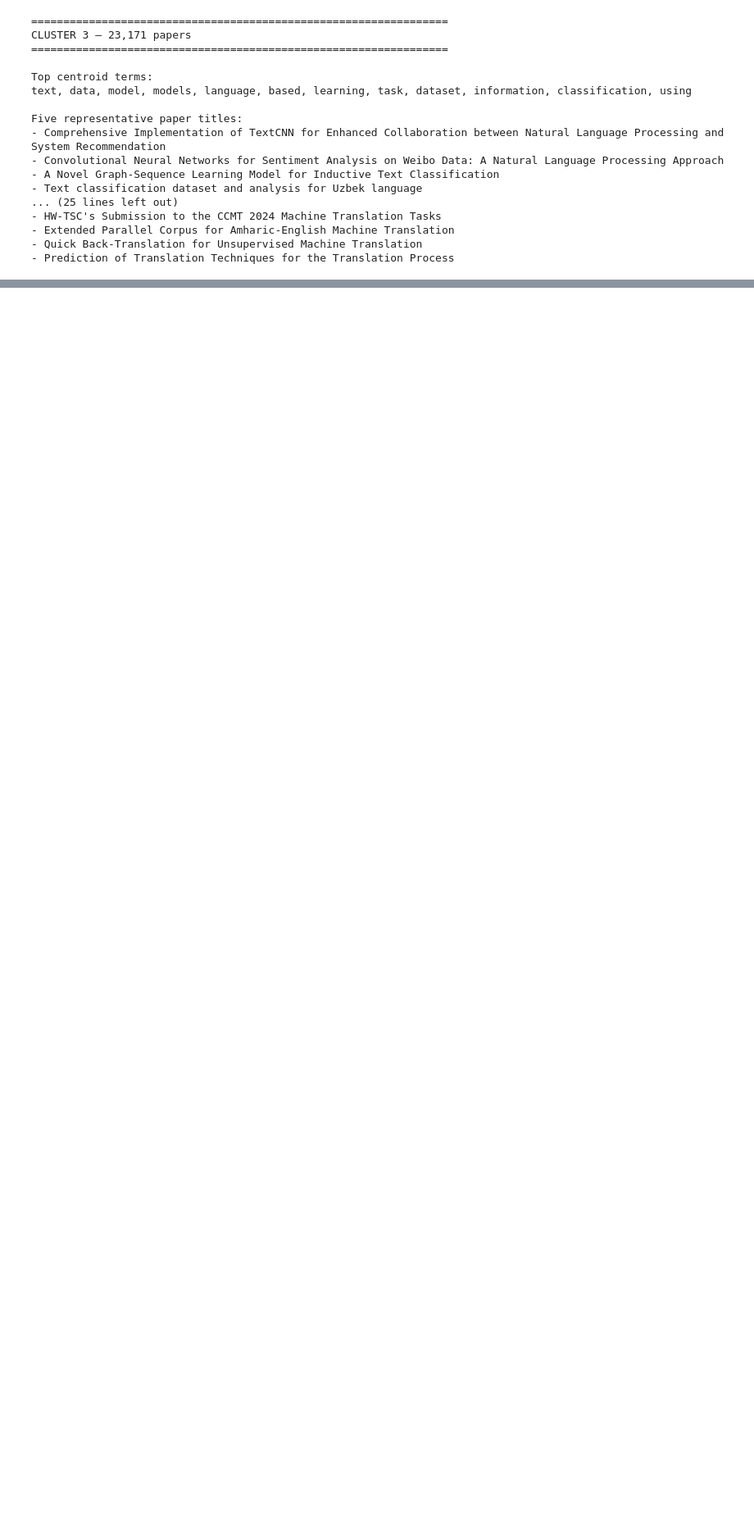
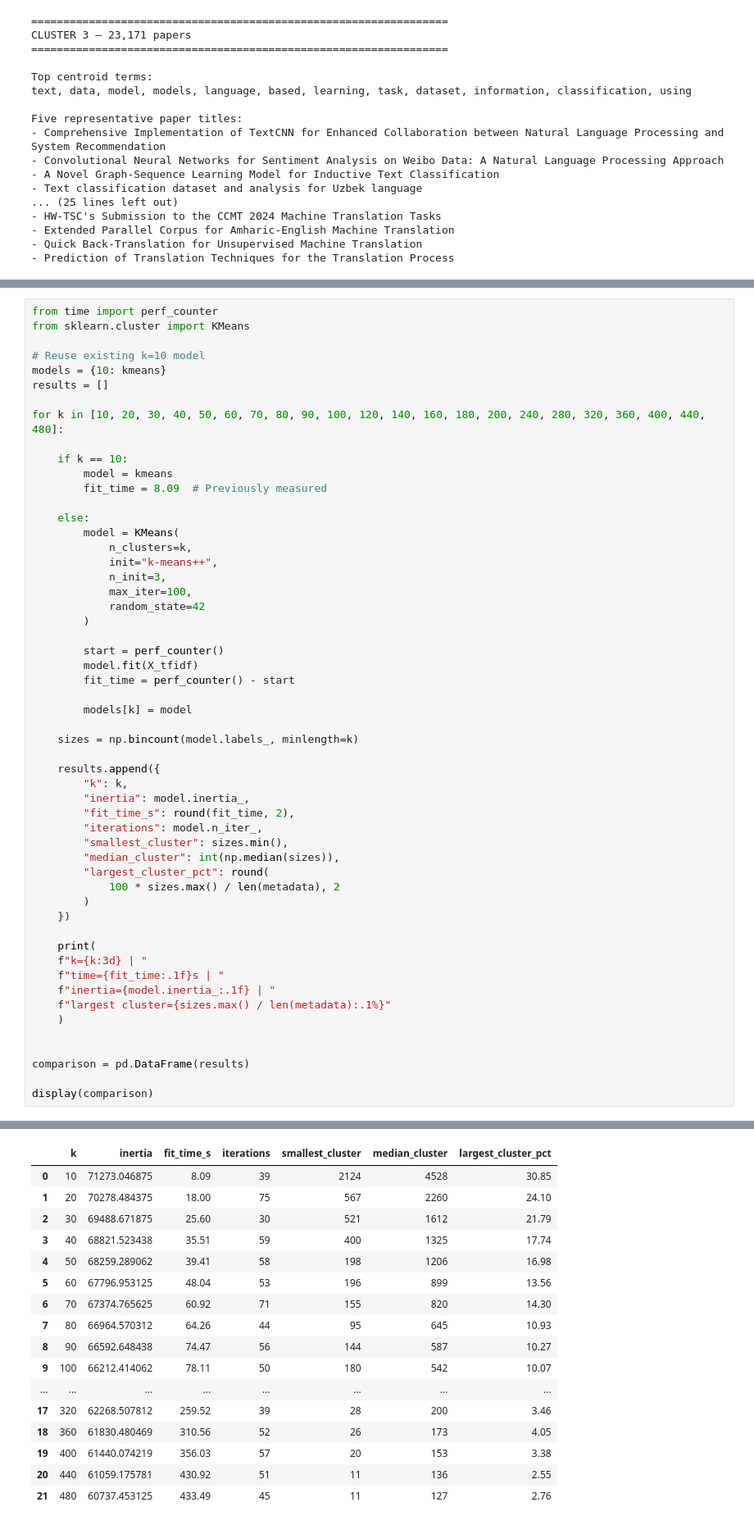
Before and after one commit to artyomturkoff/nlp-research-trends, a Jupyter notebook: 03_clustering.ipynb, the cells around one changed output, grey strips where cells are left out. Shown at 82% size. Drawn from its saved outputs; the diff is of its cells as text; blank space fills up the shorter version.

Commit message:
KMeans exploring for k between 10 and 480

```diff
--- a/03_clustering.ipynb
+++ b/03_clustering.ipynb
@@ -152,0 +168,55 @@ Five representative paper titles:
+# %%
+from time import perf_counter
+from sklearn.cluster import KMeans
+
+# Reuse existing k=10 model
+models = {10: kmeans}
+results = []
+
+for k in [10, 20, 30, 40, 50, 60, 70, 80, 90, 100, 120, 140, 160, 180, 200, 240, 280, 320, 360, 400, 440, 480]:
+
+    if k == 10:
+        model = kmeans
+        fit_time = 8.09  # Previously measured
+
+    else:
+        model = KMeans(
+            n_clusters=k,
+            init="k-means++",
+            n_init=3,
+            max_iter=100,
+            random_state=42
+        )
+
+        start = perf_counter()
+        model.fit(X_tfidf)
+        fit_time = perf_counter() - start
+
+        models[k] = model
+
+    sizes = np.bincount(model.labels_, minlength=k)
+
+    results.append({
+        "k": k,
+        "inertia": model.inertia_,
+        "fit_time_s": round(fit_time, 2),
+        "iterations": model.n_iter_,
+        "smallest_cluster": sizes.min(),
+        "median_cluster": int(np.median(sizes)),
+        "largest_cluster_pct": round(
+            100 * sizes.max() / len(metadata), 2
+        )
+    })
+
+    print(
+    f"k={k:3d} | "
+    f"time={fit_time:.1f}s | "
+    f"inertia={model.inertia_:.1f} | "
+    f"largest cluster={sizes.max() / len(metadata):.1%}"
+    )
+
+
+comparison = pd.DataFrame(results)
+
+display(comparison)
+# %% [output]
@@ -152,0 +240,17 @@ Five representative paper titles:
+|  | k | inertia | fit_time_s | iterations | smallest_cluster | median_cluster | largest_cluster_pct |
+| 0 | 10 | 71273.046875 | 8.09 | 39 | 2124 | 4528 | 30.85 |
+| 1 | 20 | 70278.484375 | 18.00 | 75 | 567 | 2260 | 24.10 |
+| 2 | 30 | 69488.671875 | 25.60 | 30 | 521 | 1612 | 21.79 |
+| 3 | 40 | 68821.523438 | 35.51 | 59 | 400 | 1325 | 17.74 |
+| 4 | 50 | 68259.289062 | 39.41 | 58 | 198 | 1206 | 16.98 |
+| 5 | 60 | 67796.953125 | 48.04 | 53 | 196 | 899 | 13.56 |
+| 6 | 70 | 67374.765625 | 60.92 | 71 | 155 | 820 | 14.30 |
+| 7 | 80 | 66964.570312 | 64.26 | 44 | 95 | 645 | 10.93 |
+| 8 | 90 | 66592.648438 | 74.47 | 56 | 144 | 587 | 10.27 |
+| 9 | 100 | 66212.414062 | 78.11 | 50 | 180 | 542 | 10.07 |
+| ... | ... | ... | ... | ... | ... | ... | ... |
+| 17 | 320 | 62268.507812 | 259.52 | 39 | 28 | 200 | 3.46 |
+| 18 | 360 | 61830.480469 | 310.56 | 52 | 26 | 173 | 4.05 |
+| 19 | 400 | 61440.074219 | 356.03 | 57 | 20 | 153 | 3.38 |
+| 20 | 440 | 61059.175781 | 430.92 | 51 | 11 | 136 | 2.55 |
+| 21 | 480 | 60737.453125 | 433.49 | 45 | 11 | 127 | 2.76 |
```
Also changed, not shown: parts of 7 cells of this notebook.
